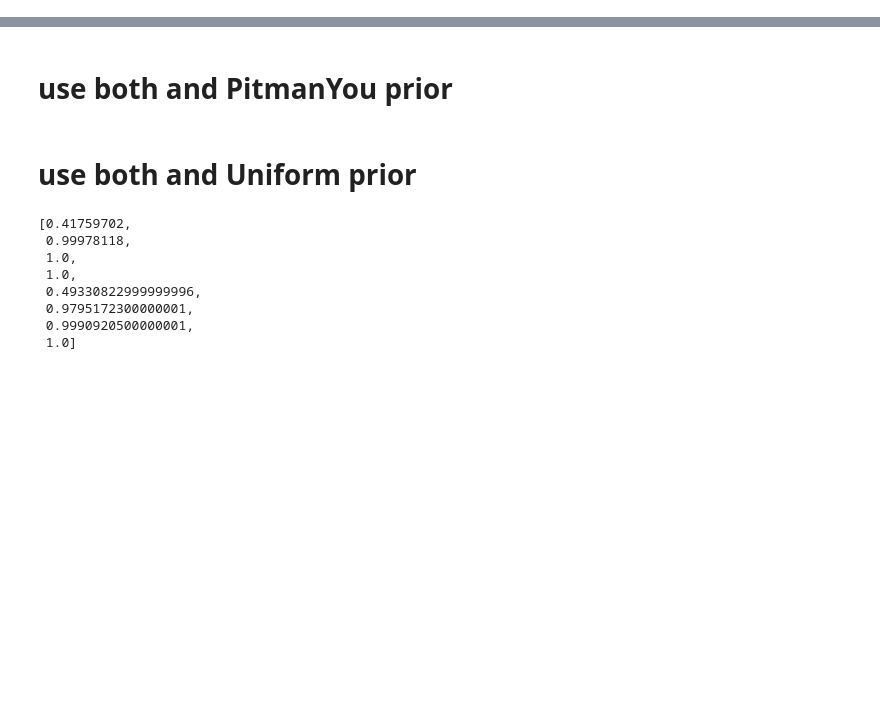
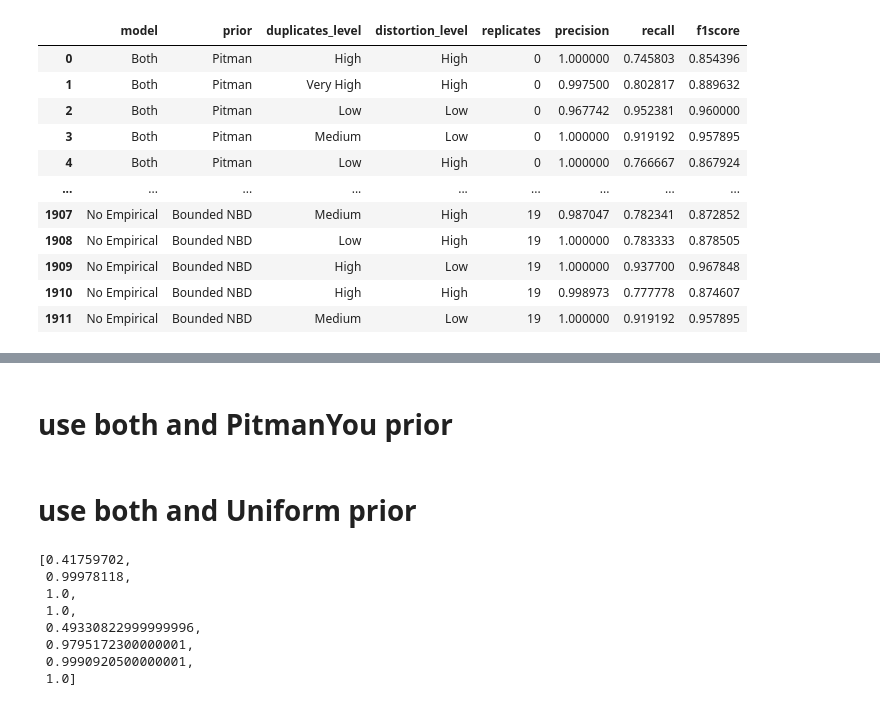
Before and after one commit to Emily0630/exchanger_data_collector, a Jupyter notebook: test.ipynb, the cells around one changed output, grey strips where cells are left out. Saved outputs shown, nothing was run; the diff lists cells and outputs as text; code cells hidden in the pictures; blank space fills up the shorter version.

```diff
--- a/test.ipynb
+++ b/test.ipynb
@@ -26,0 +63,83 @@ df.replace('NaN', np.nan, inplace=True)
+# %%
+# Define a function to map 'round' values to model names
+def map_round_to_model(round_number):
+    if 1 <= round_number <= 3:
+        return "Both"
+    elif 4 <= round_number <= 6:
+        return "No Diri"
+    elif 7 <= round_number <= 9:
+        return "None"
+    elif 10 <= round_number <= 12:
+        return "No Empirical"
+    else:
+        return "Unknown"  # For any round numbers outside the specified ranges
+
+# Apply the mapping function to the 'round' column to create the new 'model' column
+data_renamed['model'] = data_renamed['round'].apply(map_round_to_model)
+
+
+
+# Define a function to map 'round' values to prior categories
+def map_round_to_prior(round_number):
+    if round_number in [1, 4, 7, 10]:
+        return "Pitman"
+    elif round_number in [2, 5, 8, 11]:
+        return "uniform"
+    elif round_number in [3, 6, 9, 12]:
+        return "Bounded NBD"
+    else:
+        return "Unknown"  # For any round numbers outside the specified or considered ranges
+
+# Apply the mapping function to the 'round' column to create the new 'prior' column
+data_renamed['prior'] = data_renamed['round'].apply(map_round_to_prior)
+
+# Define a function to map 'duplicates' values to duplicates level categories
+def map_duplicates_to_level(duplicates_value):
+    if duplicates_value == 0.1:
+        return "Low"
+    elif duplicates_value == 1.0:
+        return "Medium"
+    elif duplicates_value == 8.0:
+        return "High"
+    elif duplicates_value == 100.0:
+        return "Very High"
+    else:
+        return "Unknown"  # For any duplicates values outside the specified ranges
+
+# Apply the mapping function to the 'duplicates' column to create the new 'duplicates_level' column
+data_renamed['duplicates_level'] = data_renamed['duplicates'].apply(map_duplicates_to_level)
+
+# Define a function to map 'distortion' values to distortion level categories
+def map_distortion_to_level(distortion_value):
+    if distortion_value == 0:
+        return "Low"
+    elif distortion_value == 1:
+        return "High"
+    else:
+        return "Unknown"  # For any distortion values outside the specified values
+
+# Apply the mapping function to the 'distortion' column to create the new 'distortion_level' column
+data_renamed['distortion_level'] = data_renamed['distortion'].apply(map_distortion_to_level)
+
+# Select only the specified columns
+data_selected_columns = data_renamed[['model', 'prior', 'duplicates_level', 'distortion_level', 'replicates']]
+
+# Select and reorder the dataset with only the specified columns
+data_final = data_renamed[['model', 'prior', 'duplicates_level', 'distortion_level',
+                           'replicates', 'precision', 'recall', 'f1score']]
+
+# Display the first few rows to confirm the changes
+data_final
+# %% [output]
+|  | model | prior | duplicates_level | distortion_level | replicates | precision | recall | f1score |
+| 0 | Both | Pitman | High | High | 0 | 1.000000 | 0.745803 | 0.854396 |
+| 1 | Both | Pitman | Very High | High | 0 | 0.997500 | 0.802817 | 0.889632 |
+| 2 | Both | Pitman | Low | Low | 0 | 0.967742 | 0.952381 | 0.960000 |
+| 3 | Both | Pitman | Medium | Low | 0 | 1.000000 | 0.919192 | 0.957895 |
+| 4 | Both | Pitman | Low | High | 0 | 1.000000 | 0.766667 | 0.867924 |
+| ... | ... | ... | ... | ... | ... | ... | ... | ... |
+| 1907 | No Empirical | Bounded NBD | Medium | High | 19 | 0.987047 | 0.782341 | 0.872852 |
+| 1908 | No Empirical | Bounded NBD | Low | High | 19 | 1.000000 | 0.783333 | 0.878505 |
+| 1909 | No Empirical | Bounded NBD | High | Low | 19 | 1.000000 | 0.937700 | 0.967848 |
+| 1910 | No Empirical | Bounded NBD | High | High | 19 | 0.998973 | 0.777778 | 0.874607 |
+| 1911 | No Empirical | Bounded NBD | Medium | Low | 19 | 1.000000 | 0.919192 | 0.957895 |
```
Also changed, not shown: parts of 9 cells of this notebook, 1 other file.
